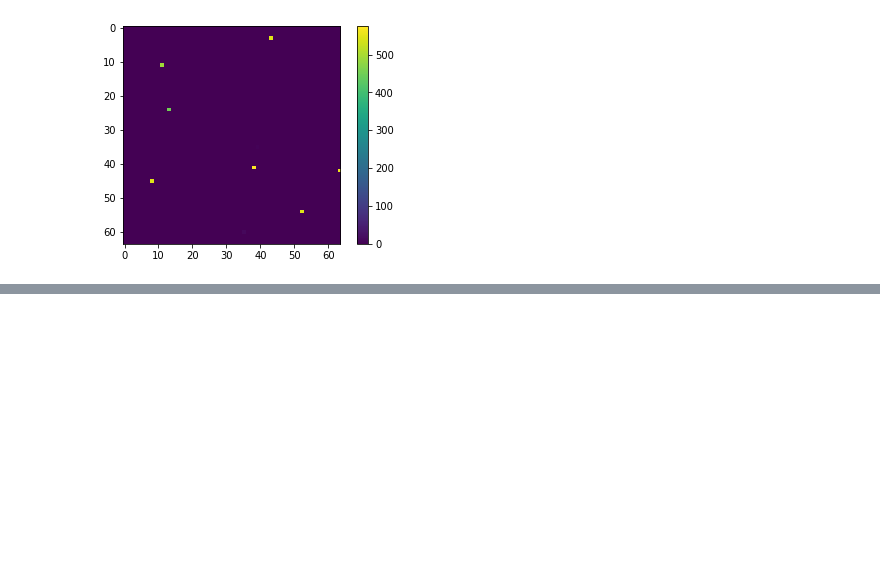
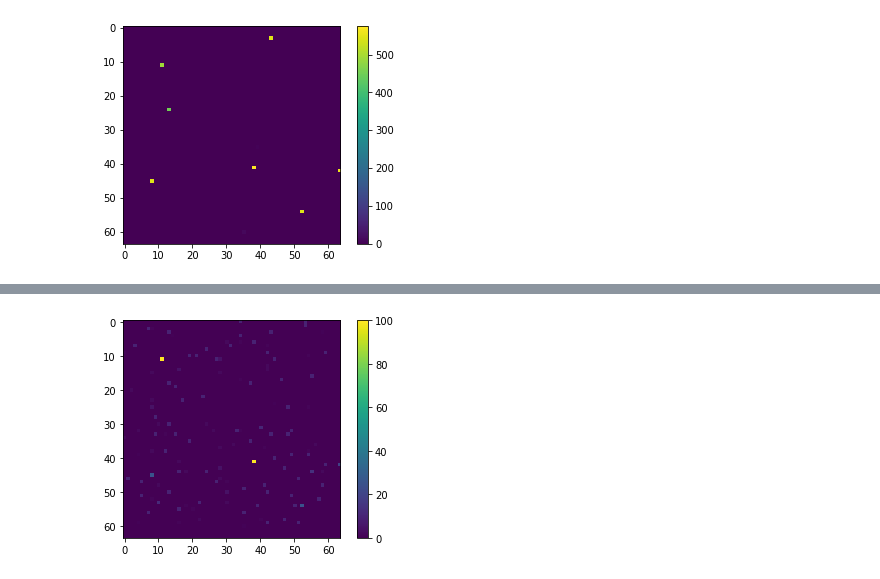
Before and after one commit to lican81/A0_DUT, a Jupyter notebook: Prober2Chip42_Hopfield.ipynb, the cells around one changed output, grey strips where cells are left out. Drawn from its saved outputs; the diff is of its cells as text; code cells hidden in the pictures; blank space fills up the shorter version.

```diff
--- a/Prober2Chip42_Hopfield.ipynb
+++ b/Prober2Chip42_Hopfield.ipynb
@@ -169,0 +280,6 @@ AttributeError: module 'dut_a0' has no attribute 'cell_program_with_fb'
+# %%
+plt.imshow(err, clim=[0,100])
+plt.colorbar()
+nerr = np.reshape(err, (1,-1))
+# %% [output]
+[figure, added]
```
Also changed, not shown: parts of 30 cells of this notebook, 1 other file.
